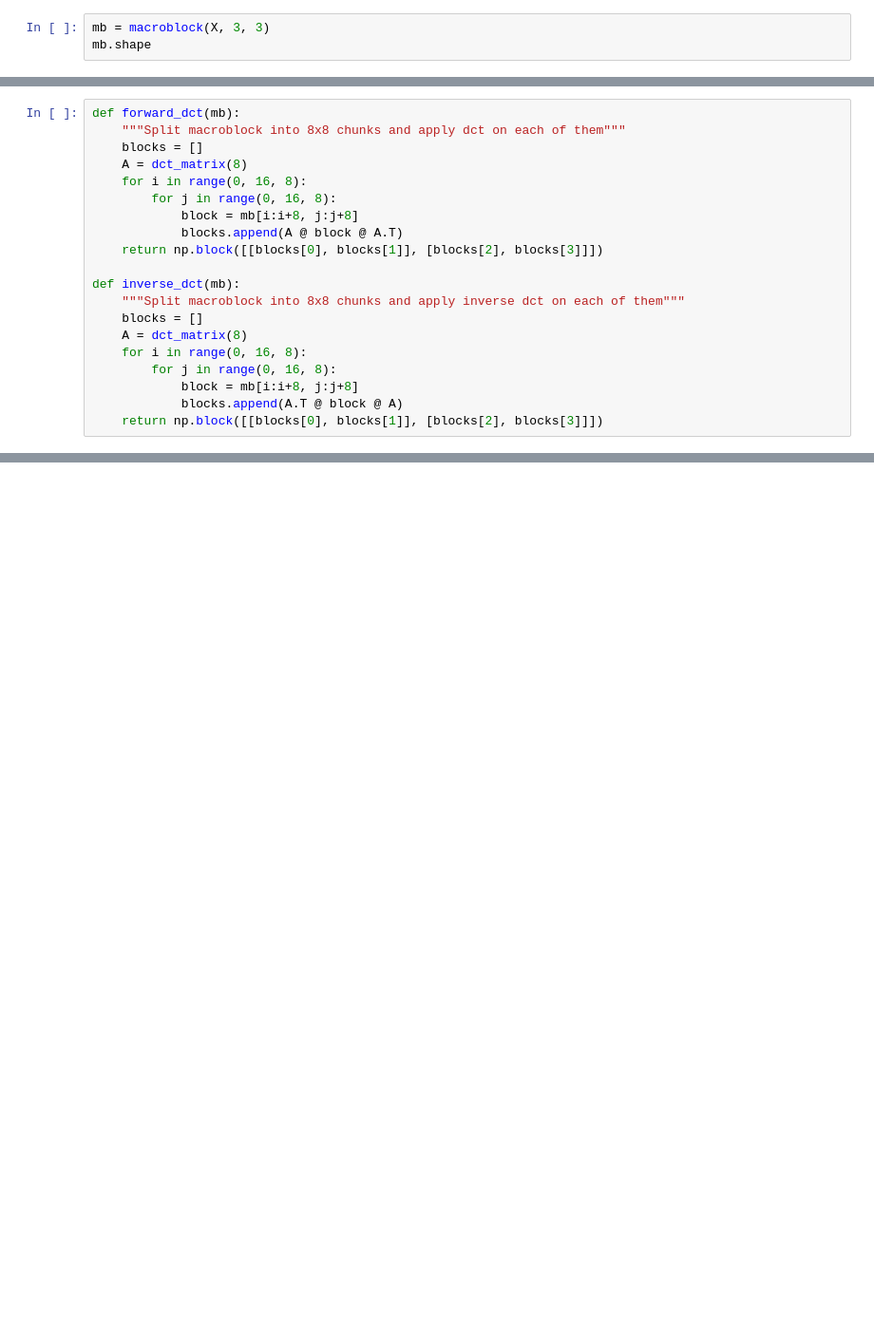
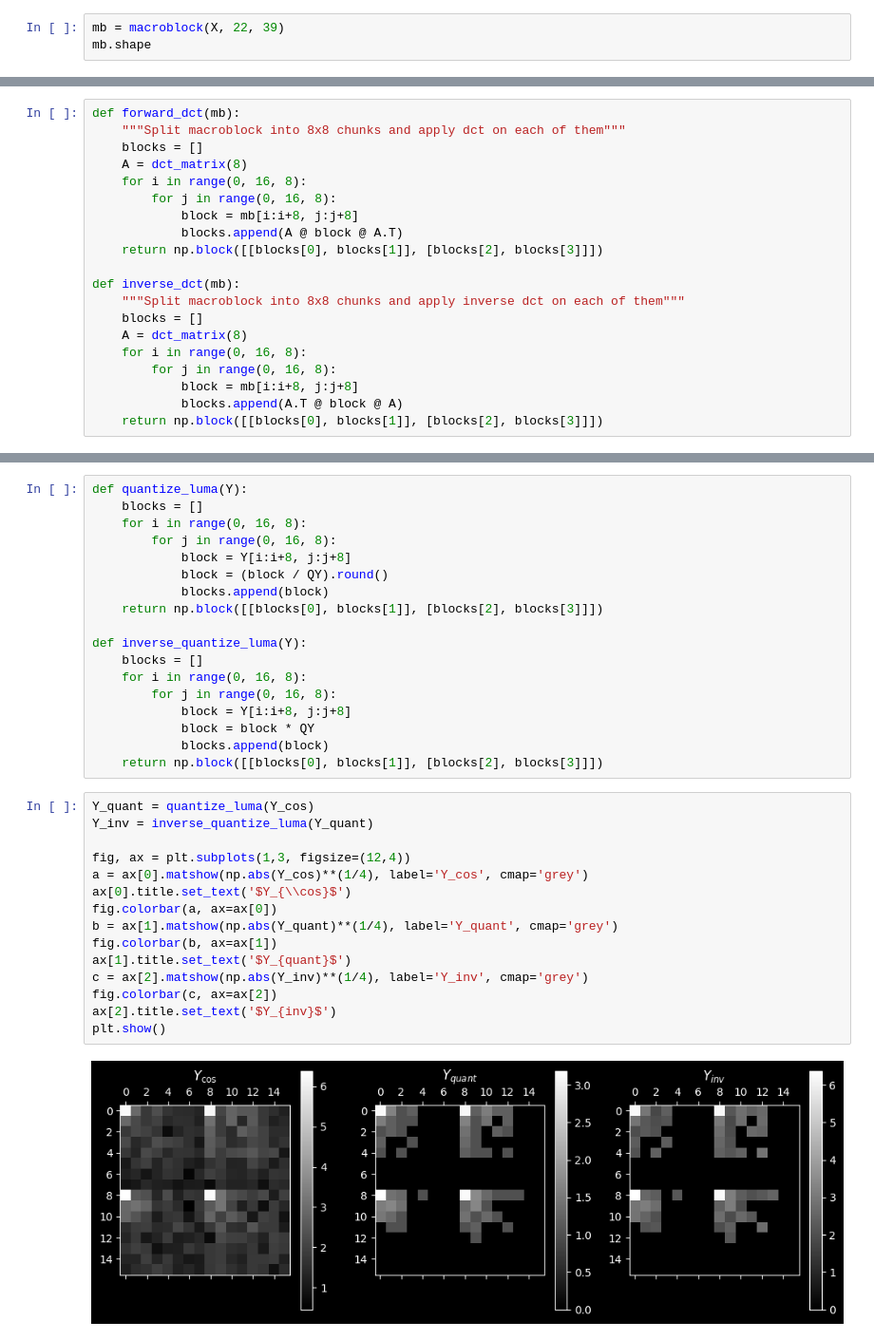
Before and after one commit to Gflex39/6.S965Final, a Jupyter notebook: tinycodec/x.ipynb, the cells around one changed output, grey strips where cells are left out. Shown at 95% size. Cells and saved outputs as stored; diff of their text form; blank space fills up the shorter version.

Commit message:
feat(kosinw): some progress on quantization

```diff
--- a/tinycodec/x.ipynb
+++ b/tinycodec/x.ipynb
@@ -136,7 +99,7 @@ def show_macroblock(i, j):
 # %% [output]
 interactive(children=(IntSlider(value=22, description='i', max=44), IntSlider(value=39, description='j', max=7…
 # %%
-mb = macroblock(X, 3, 3)
+mb = macroblock(X, 22, 39)
 mb.shape
 # %% [output]
 (16, 16, 3)
@@ -229,0 +195,35 @@ plt.show()
+# %%
+def quantize_luma(Y):
+    blocks = []
+    for i in range(0, 16, 8):
+        for j in range(0, 16, 8):
+            block = Y[i:i+8, j:j+8]
+            block = (block / QY).round()
+            blocks.append(block)
+    return np.block([[blocks[0], blocks[1]], [blocks[2], blocks[3]]])
+
+def inverse_quantize_luma(Y):
+    blocks = []
+    for i in range(0, 16, 8):
+        for j in range(0, 16, 8):
+            block = Y[i:i+8, j:j+8]
+            block = block * QY
+            blocks.append(block)
+    return np.block([[blocks[0], blocks[1]], [blocks[2], blocks[3]]])
+# %%
+Y_quant = quantize_luma(Y_cos)
+Y_inv = inverse_quantize_luma(Y_quant)
+
+fig, ax = plt.subplots(1,3, figsize=(12,4))
+a = ax[0].matshow(np.abs(Y_cos)**(1/4), label='Y_cos', cmap='grey')
+ax[0].title.set_text('$Y_{\\cos}$')
+fig.colorbar(a, ax=ax[0])
+b = ax[1].matshow(np.abs(Y_quant)**(1/4), label='Y_quant', cmap='grey')
+fig.colorbar(b, ax=ax[1])
+ax[1].title.set_text('$Y_{quant}$')
+c = ax[2].matshow(np.abs(Y_inv)**(1/4), label='Y_inv', cmap='grey')
+fig.colorbar(c, ax=ax[2])
+ax[2].title.set_text('$Y_{inv}$')
+plt.show()
+# %% [output]
+[figure, added]
```
Also changed, not shown: parts of 17 cells of this notebook.
